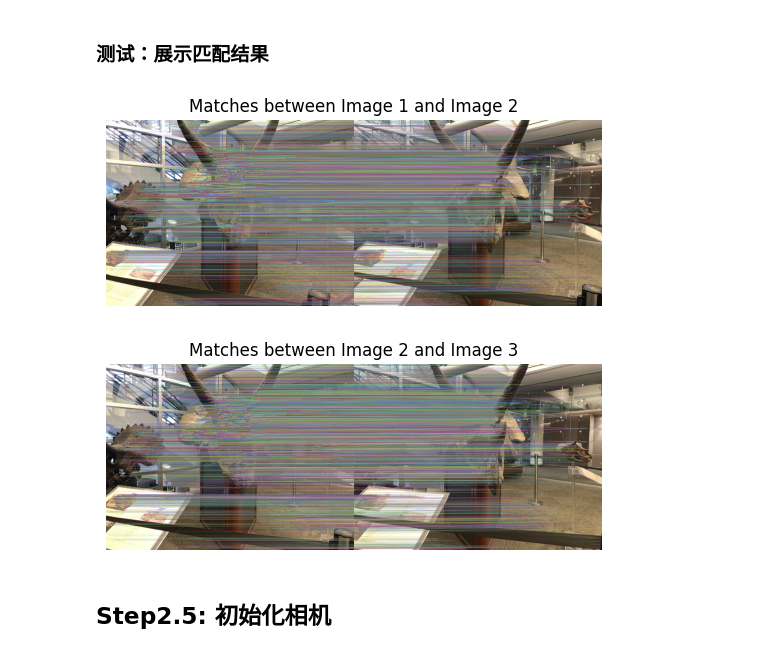
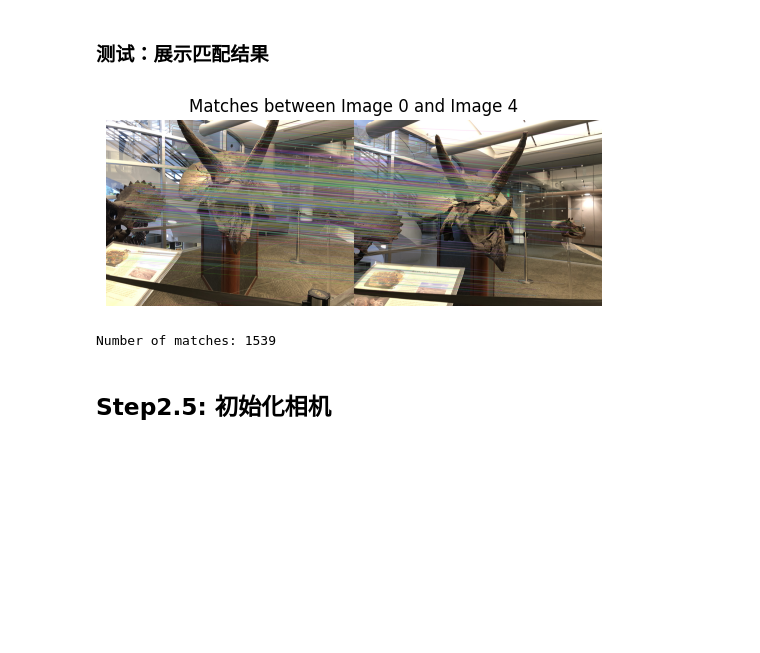
Before and after one commit to Pr0ximah/AI4701-FinalProject, a Jupyter notebook: main.ipynb, the cells around one changed output. Cells and saved outputs as stored; diff of their text form; code cells hidden in the pictures; blank space fills up the shorter version.

```diff
--- a/main.ipynb
+++ b/main.ipynb
@@ -86,14 +84,23 @@ all_matches = cache_wrapper(
 # %% [markdown]
 ### 测试：展示匹配结果
 # %%
-for i, (img1, img2) in enumerate(zip(images[:2], images[1:3])):
-    img_matches = visualize_matches(
-        img1, img2, all_matches[(i, i + 1)], features[i], features[i + 1]
-    )
-    plt_show(img_matches, f"Matches between Image {i+1} and Image {i+2}")
+img1_indx = 0
+img2_indx = 4
+
+# 展示匹配结果
+img_matches = visualize_matches(
+    images[img1_indx],
+    images[img2_indx],
+    all_matches[(img1_indx, img2_indx)],
+    features[img1_indx],
+    features[img2_indx],
+)
+
+plt_show(img_matches, f"Matches between Image {img1_indx} and Image {img2_indx}")
+print(f"Number of matches: {len(all_matches[(img1_indx, img2_indx)])}")
 # %% [output]
-[figure, old version]
+[figure, new version]
-[figure, removed]
+Number of matches: 1539
 # %% [markdown]
 ## Step2.5: 初始化相机
 # %%
```
Also changed, not shown: parts of 7 cells of this notebook, 3 other files.
